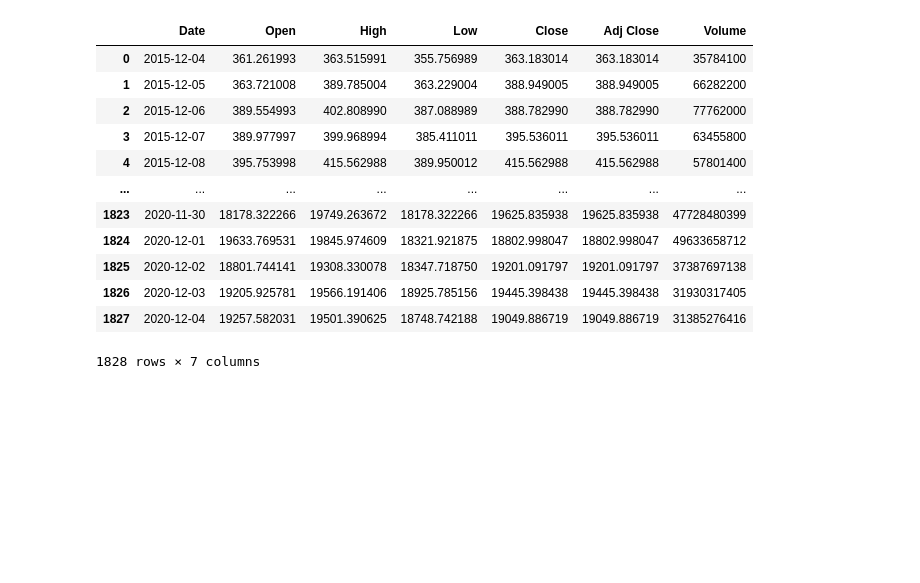
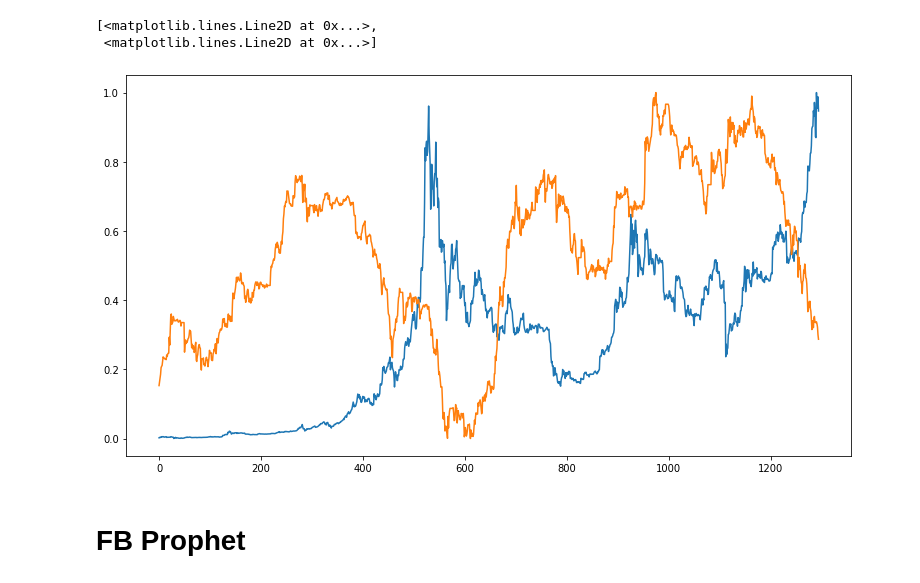
Before and after one commit to AI-Gomez/forex_project, a Jupyter notebook: fresh.ipynb, the cells around one changed output. Saved outputs shown, nothing was run; the diff lists cells and outputs as text; code cells hidden in the pictures; blank space fills up the shorter version.

```diff
--- a/fresh.ipynb
+++ b/fresh.ipynb
@@ -58,0 +154,13 @@ cny.drop(columns=['date'], inplace=True)
+# %%
+#fliping over the columns to be read from left to right
+df = df.iloc[::-1]
+# %%
+scaler = scaler = sklearn.preprocessing.MinMaxScaler()
+# %%
+scaler.fit(df)
+#scaler.fit(cny)
+
+df_scaled = scaler.transform(df)
+#btc_scaled = scaler.transform(btc)
+# %%
+df_s = pd.DataFrame(df_scaled)
@@ -74,17 +188,0 @@ cny.drop(columns=['date'], inplace=True)
-# %%
-btc = pd.read_csv('BTC-USD.csv',sep=',', skipinitialspace=True)
-btc
-# %% [output]
-|  | Date | Open | High | Low | Close | Adj Close | Volume |
-| 0 | 2015-12-04 | 361.261993 | 363.515991 | 355.756989 | 363.183014 | 363.183014 | 35784100 |
-| 1 | 2015-12-05 | 363.721008 | 389.785004 | 363.229004 | 388.949005 | 388.949005 | 66282200 |
-| 2 | 2015-12-06 | 389.554993 | 402.808990 | 387.088989 | 388.782990 | 388.782990 | 77762000 |
-| 3 | 2015-12-07 | 389.977997 | 399.968994 | 385.411011 | 395.536011 | 395.536011 | 63455800 |
-| 4 | 2015-12-08 | 395.753998 | 415.562988 | 389.950012 | 415.562988 | 415.562988 | 57801400 |
-| ... | ... | ... | ... | ... | ... | ... | ... |
-| 1823 | 2020-11-30 | 18178.322266 | 19749.263672 | 18178.322266 | 19625.835938 | 19625.835938 | 47728480399 |
-| 1824 | 2020-12-01 | 19633.769531 | 19845.974609 | 18321.921875 | 18802.998047 | 18802.998047 | 49633658712 |
-| 1825 | 2020-12-02 | 18801.744141 | 19308.330078 | 18347.718750 | 19201.091797 | 19201.091797 | 37387697138 |
-| 1826 | 2020-12-03 | 19205.925781 | 19566.191406 | 18925.785156 | 19445.398438 | 19445.398438 | 31930317405 |
-| 1827 | 2020-12-04 | 19257.582031 | 19501.390625 | 18748.742188 | 19049.886719 | 19049.886719 | 31385276416 |
-1828 rows × 7 columns
@@ -99,0 +189,8 @@ btc.drop(columns = ['Adj Close',
+# %%
+plt.plot(df_s)
+# %% [output]
+[<matplotlib.lines.Line2D at 0x...>,
+ <matplotlib.lines.Line2D at 0x...>]
+[figure, added]
+# %% [markdown]
+# FB Prophet
```
Also changed, not shown: parts of 41 cells of this notebook.
